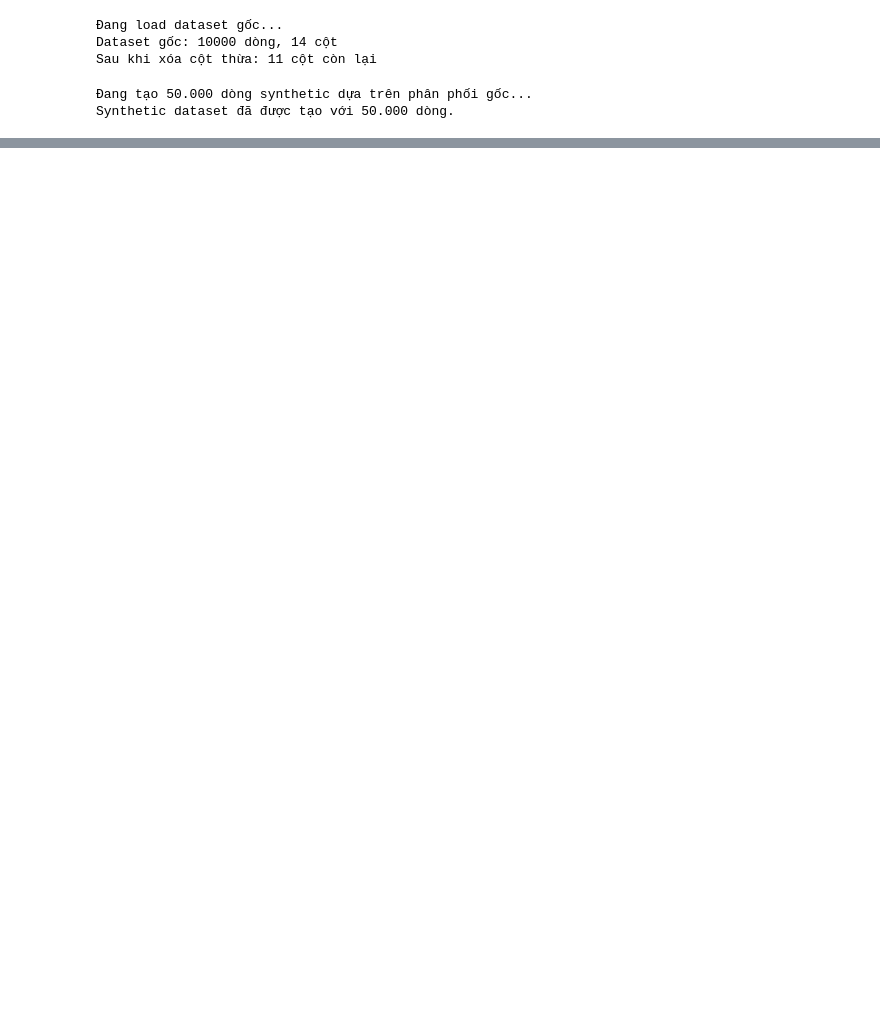
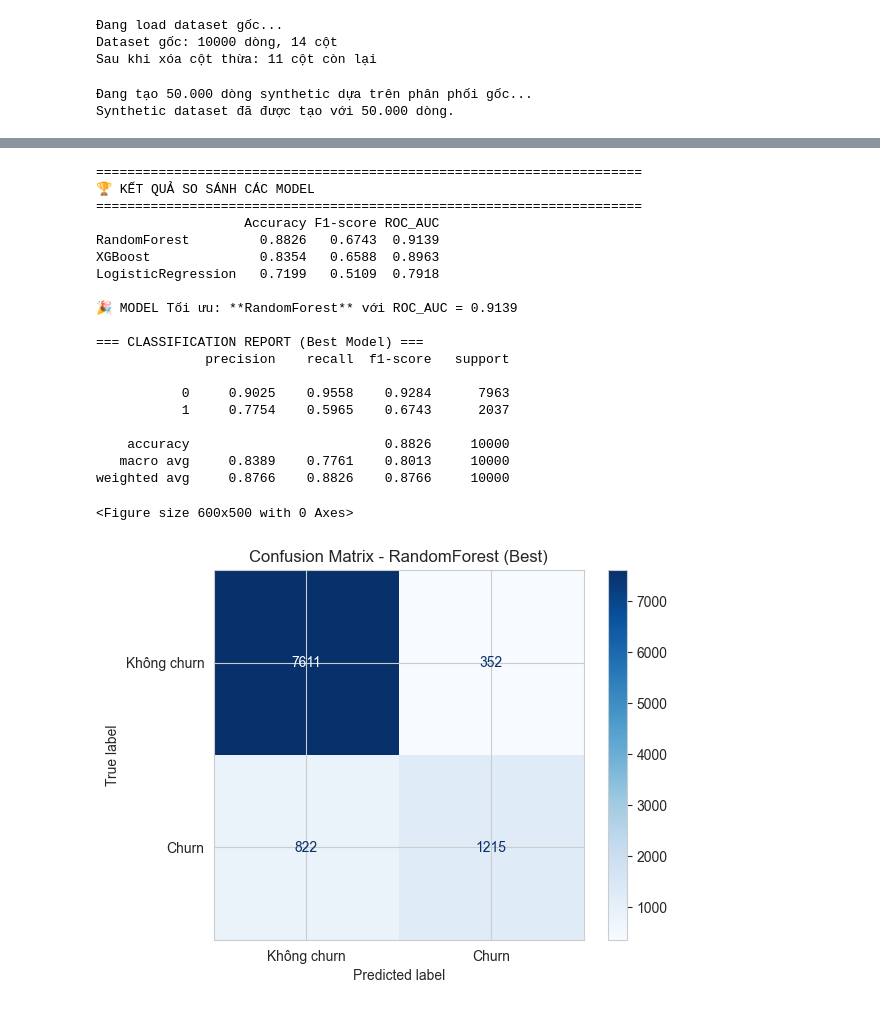
Before and after one commit to phamhue18102001-maker/Customer_Churn_Prediction, a Jupyter notebook: Data_Generation.ipynb, the cells around one changed output, grey strips where cells are left out. Drawn from its saved outputs; the diff is of its cells as text; code cells hidden in the pictures; blank space fills up the shorter version.

```diff
--- a/Data_Generation.ipynb
+++ b/Data_Generation.ipynb
@@ -141,0 +621,52 @@ Name: proportion, dtype: float64
+# %%
+# ====================== BẢNG SO SÁNH KẾT QUẢ ======================
+print("\n" + "="*70)
+print("🏆 KẾT QUẢ SO SÁNH CÁC MODEL")
+print("="*70)
+
+results_df = pd.DataFrame(results).T
+results_df = results_df[['Accuracy', 'F1-score', 'ROC_AUC']]
+print(results_df.sort_values(by='ROC_AUC', ascending=False))
+
+# Model tối ưu
+best_model_name = results_df['ROC_AUC'].idxmax()
+best_auc = results_df.loc[best_model_name, 'ROC_AUC']
+print(f"\n🎉 MODEL Tối ưu: **{best_model_name}** với ROC_AUC = {best_auc:.4f}")
+
+# ====================== CHI TIẾT MODEL TH======================
+best_pipe = results[best_model_name]['Best_Model']
+y_pred_best = best_pipe.predict(X_test)
+y_proba_best = best_pipe.predict_proba(X_test)[:, 1]
+
+print("\n=== CLASSIFICATION REPORT (Best Model) ===")
+print(classification_report(y_test, y_pred_best, digits=4))
+
+# Confusion Matrix
+plt.figure(figsize=(6, 5))
+ConfusionMatrixDisplay.from_predictions(y_test, y_pred_best,
+                                        display_labels=['Không churn', 'Churn'],
+                                        cmap='Blues')
+plt.title(f'Confusion Matrix - {best_model_name} (Best)')
+plt.show()
+# %% [output]
+======================================================================
+🏆 KẾT QUẢ SO SÁNH CÁC MODEL
+======================================================================
+                   Accuracy F1-score ROC_AUC
+RandomForest         0.8826   0.6743  0.9139
+XGBoost              0.8354   0.6588  0.8963
+LogisticRegression   0.7199   0.5109  0.7918
+
+🎉 MODEL Tối ưu: **RandomForest** với ROC_AUC = 0.9139
+
+=== CLASSIFICATION REPORT (Best Model) ===
+              precision    recall  f1-score   support
+
+           0     0.9025    0.9558    0.9284      7963
+           1     0.7754    0.5965    0.6743      2037
+
+    accuracy                         0.8826     10000
+   macro avg     0.8389    0.7761    0.8013     10000
+weighted avg     0.8766    0.8826    0.8766     10000
+<Figure size 600x500 with 0 Axes>
+[figure, added]
```
Also changed, not shown: parts of 9 cells of this notebook, 16 other files.
